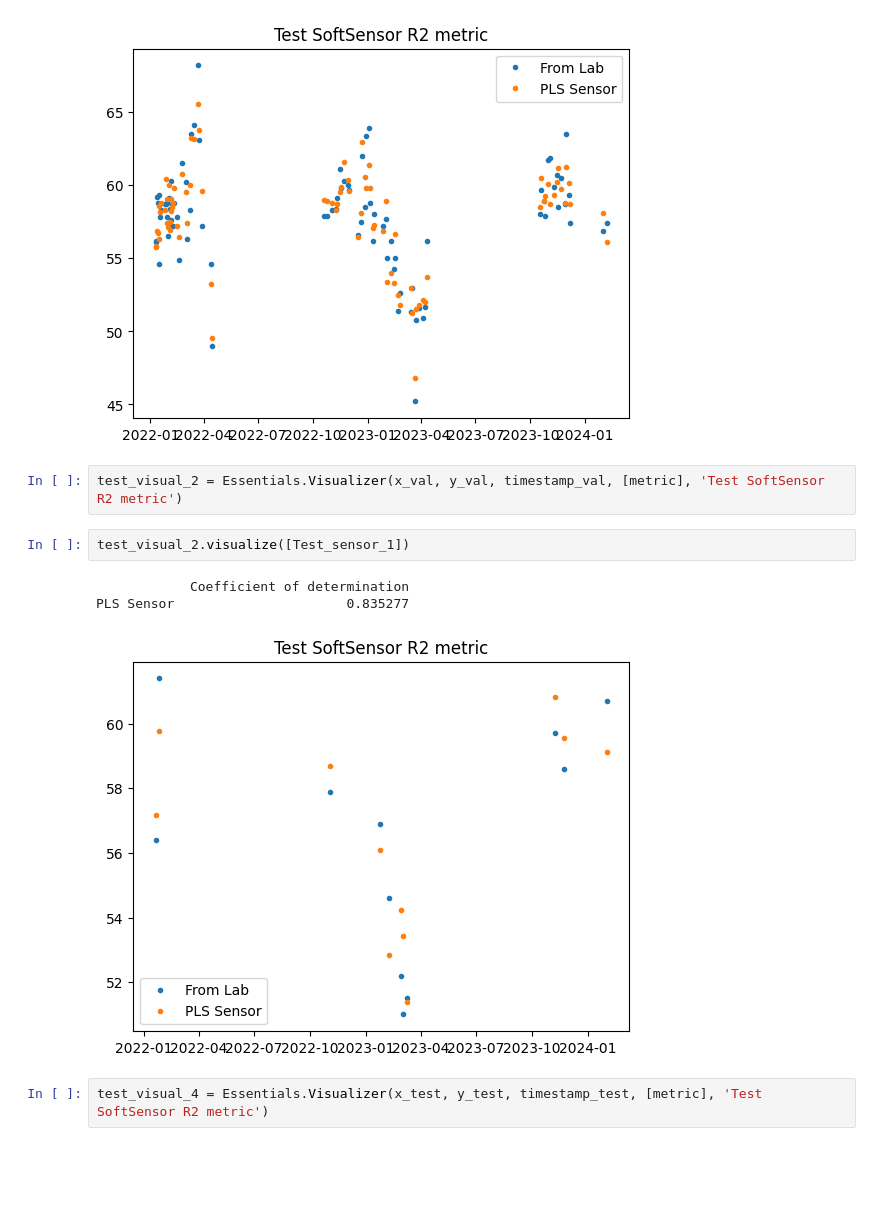
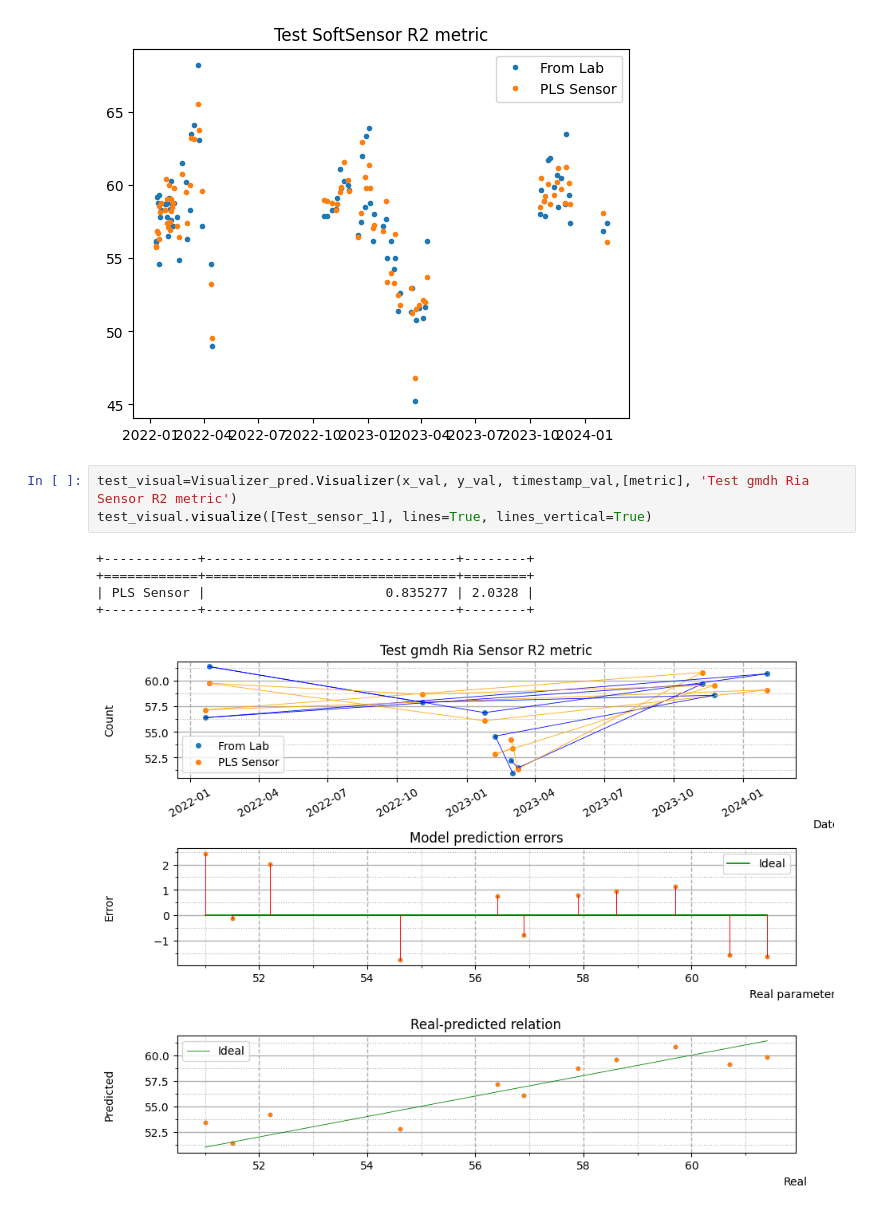
Before and after one commit to SergeiFG/Soft-Sensors, a Jupyter notebook: Makarov_PLSSVD/PLSSVD.ipynb, the cells around one changed output. Drawn from its saved outputs; the diff is of its cells as text; blank space fills up the shorter version.

```diff
--- a/Makarov_PLSSVD/PLSSVD.ipynb
+++ b/Makarov_PLSSVD/PLSSVD.ipynb
@@ -127,12 +216,11 @@ test_visual.visualize([Test_sensor_1])
 PLS Sensor                      0.858033
 [figure]
 # %%
-test_visual_2 = Essentials.Visualizer(x_val, y_val, timestamp_val, [metric], 'Test SoftSensor R2 metric')
+test_visual=Visualizer_pred.Visualizer(x_val, y_val, timestamp_val,[metric], 'Test gmdh Ria Sensor R2 metric')
+test_visual.visualize([Test_sensor_1], lines=True, lines_vertical=True)
+# %% [output]
++------------+--------------------------------+--------+
++============+================================+========+
+| PLS Sensor |                       0.835277 | 2.0328 |
++------------+--------------------------------+--------+
+[figure, added]
-# %%
-test_visual_2.visualize([Test_sensor_1])
-# %% [output]
-            Coefficient of determination
-PLS Sensor                      0.835277
-[figure, removed]
-# %%
-test_visual_4 = Essentials.Visualizer(x_test, y_test, timestamp_test, [metric], 'Test SoftSensor R2 metric')
```
Also changed, not shown: parts of 5 cells of this notebook, 1 other file.
